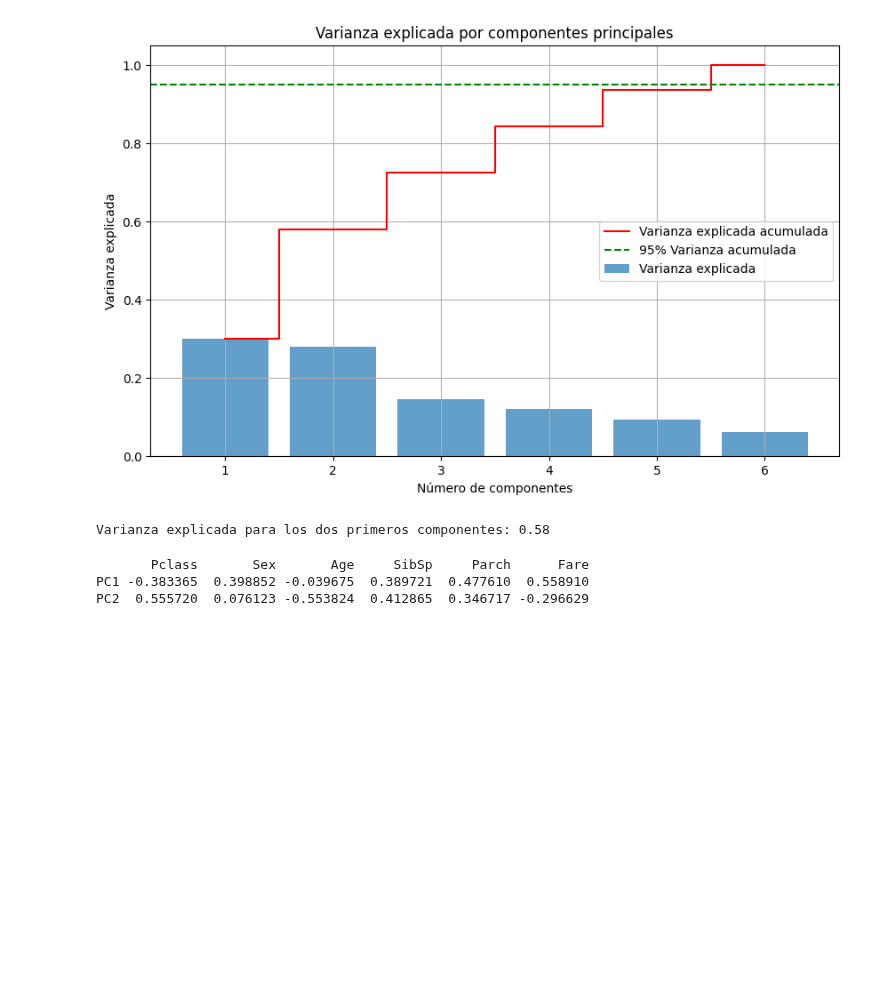
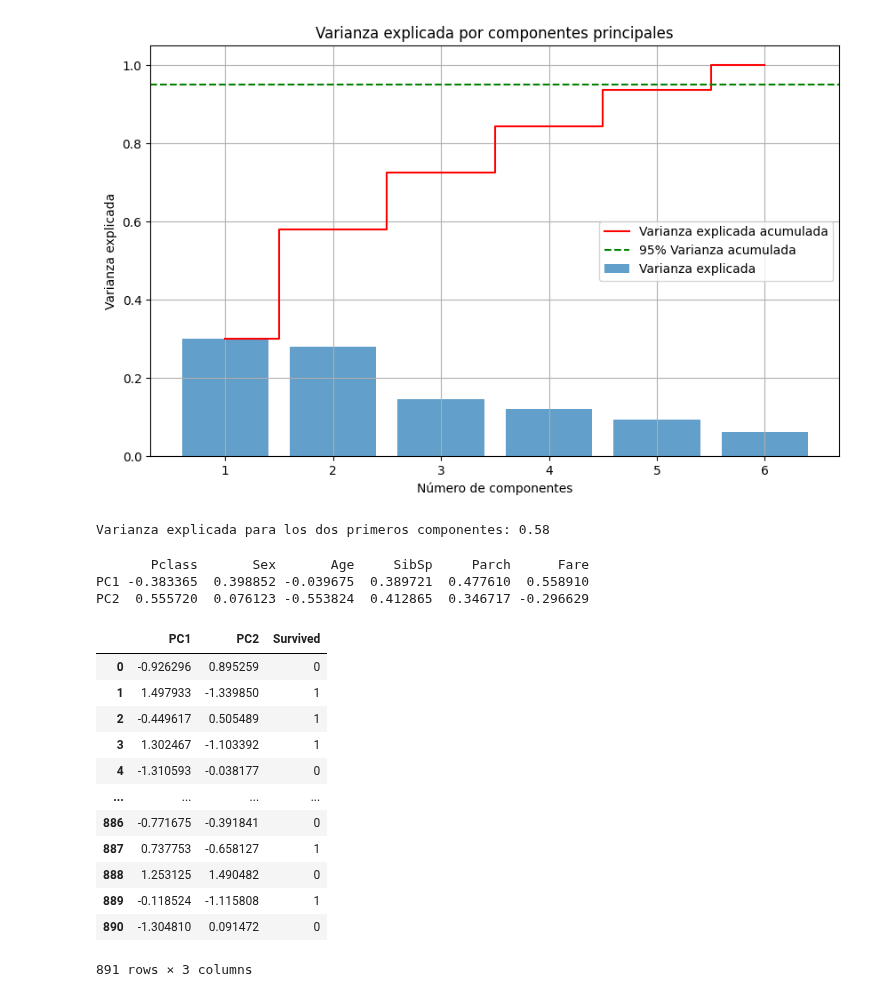
Before and after one commit to osm3rr/pca_analisis, a Jupyter notebook: titanic_pca.ipynb, the cells around one changed output. Saved outputs shown, nothing was run; the diff lists cells and outputs as text; code cells hidden in the pictures; blank space fills up the shorter version.

```diff
--- a/titanic_pca.ipynb
+++ b/titanic_pca.ipynb
@@ -163,3 +168,19 @@ print(pd.DataFrame(pca.components_, columns=X.columns, index=['PC1', 'PC2']))
        Pclass       Sex       Age     SibSp     Parch      Fare
 PC1 -0.383365  0.398852 -0.039675  0.389721  0.477610  0.558910
 PC2  0.555720  0.076123 -0.553824  0.412865  0.346717 -0.296629
+# %%
+df_pca
+# %% [output]
+|  | PC1 | PC2 | Survived |
+| 0 | -0.926296 | 0.895259 | 0 |
+| 1 | 1.497933 | -1.339850 | 1 |
+| 2 | -0.449617 | 0.505489 | 1 |
+| 3 | 1.302467 | -1.103392 | 1 |
+| 4 | -1.310593 | -0.038177 | 0 |
+| ... | ... | ... | ... |
+| 886 | -0.771675 | -0.391841 | 0 |
+| 887 | 0.737753 | -0.658127 | 1 |
+| 888 | 1.253125 | 1.490482 | 0 |
+| 889 | -0.118524 | -1.115808 | 1 |
+| 890 | -1.304810 | 0.091472 | 0 |
+891 rows × 3 columns
```
Also changed, not shown: parts of 5 cells of this notebook.
